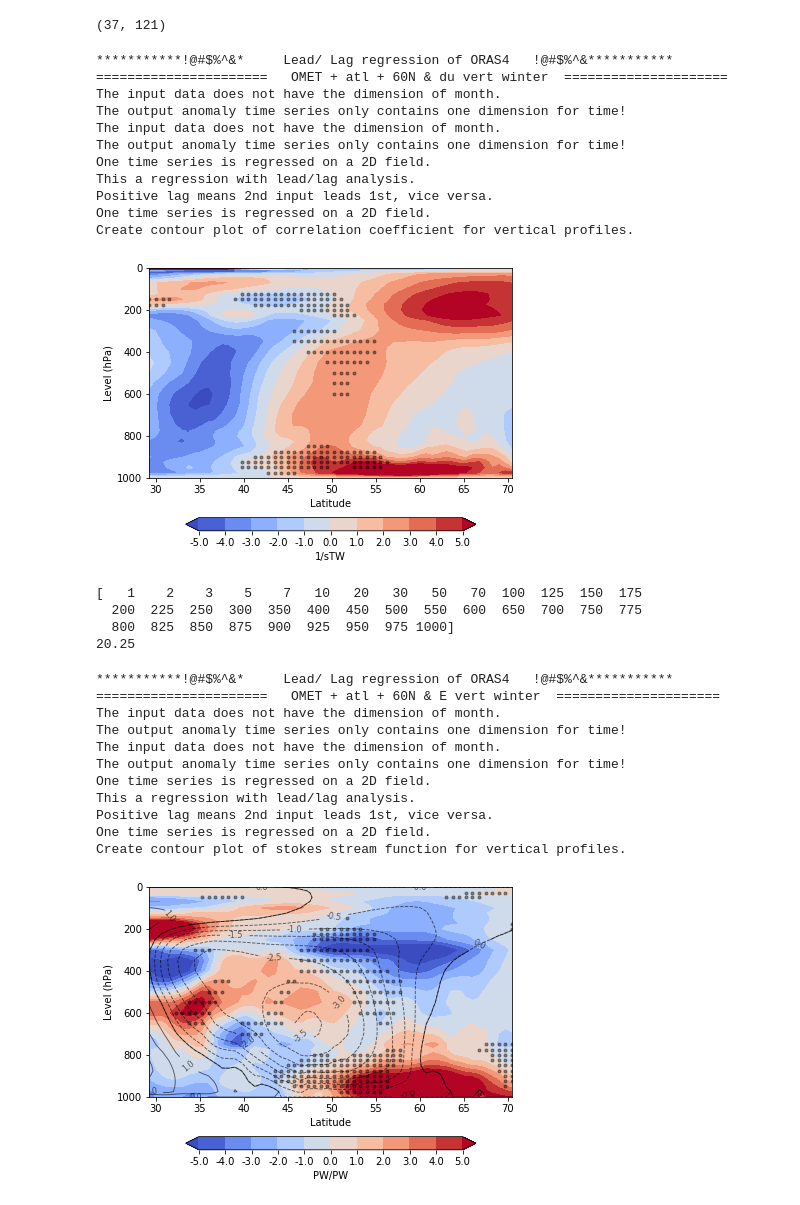
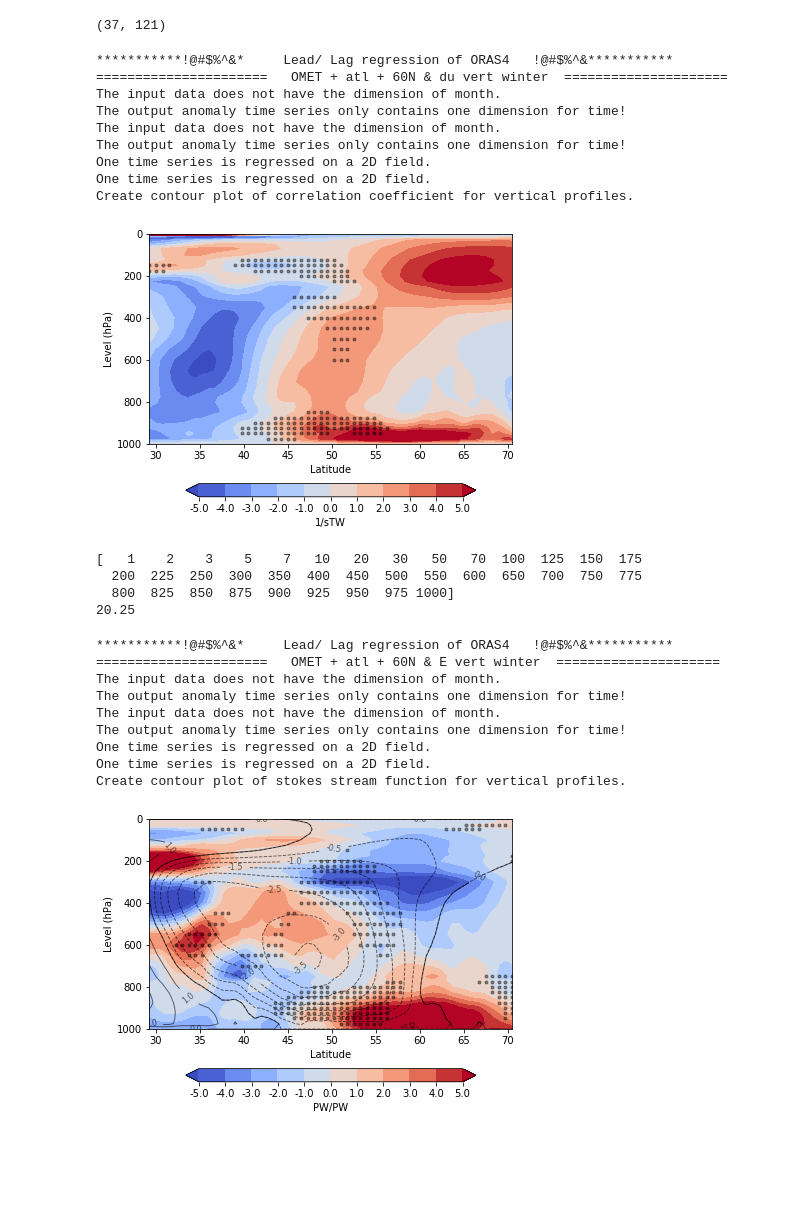
Before and after one commit to geek-yang/AirSeaFlow, a Jupyter notebook: MET_Feedback_paper/Revision/paper_vert_season_era_fields_OMET_oras.ipynb, the cells around one changed output. Cells and saved outputs as stored; diff of their text form; code cells hidden in the pictures; blank space fills up the shorter version.

```diff
--- a/MET_Feedback_paper/Revision/paper_vert_season_era_fields_OMET_oras.ipynb
+++ b/MET_Feedback_paper/Revision/paper_vert_season_era_fields_OMET_oras.ipynb
@@ -290,37 +290,35 @@ print(psi_mean.shape)
     stat_du_vert_ERAI.anomaly(Dim_month=False)
     stat_du_vert_ERAI.detrend()
     stat_du_vert_ERAI.lowpass(window=30, obj='detrend')
 
     k, r, p = meta.statistics.operator.linearRegress(stat_OMET_ORAS4._lowpass,
-                                                     stat_du_vert_ERAI._lowpass, lag)
+                                                     stat_du_vert_ERAI._lowpass)
 
     _, _, p_real = meta.statistics.operator.linearRegress(stat_OMET_ORAS4._detrend,
                                                           stat_du_vert_ERAI._detrend)
     #ticks = [-0.3, -0.2, -0.1, 0.0, 0.1, 0.2, 0.3]
     #ticks = [-0.5, -0.4, -0.3, -0.2, -0.1, 0.0, 0.1, 0.2, 0.3, 0.4, 0.5]
     #ticks = [-0.8, -0.6, -0.4, -0.2, 0.0, 0.2, 0.4, 0.6, 0.8]
     ticks = [i for i in np.linspace(-5,5,11)]
     #label = 'Correlation coefficient'
     label = '1/sTW'
     meta.visualizer.plots.vertProfile(latitude_fields_vert_ERAI[26:82], level_fields_vert_ERAI,
                                       k[:,26:82]*1000, p_real[:,26:82],
                                       label, ticks, os.path.join(output_path,
                                       'regCoef_ORAS4_atl_OMET_60N_lag_{}_ERAI_du_vert_DJF_decadal.png'.format(lag)),
                                       ttest=True)
     #print (k[10:20,30:40])
 # %% [output]
 ***********!@#$%^&*     Lead/ Lag regression of ORAS4   !@#$%^&***********
 ======================   OMET + atl + 60N & du vert winter  =====================
 The input data does not have the dimension of month.
 The output anomaly time series only contains one dimension for time!
 The input data does not have the dimension of month.
 The output anomaly time series only contains one dimension for time!
 One time series is regressed on a 2D field.
-This a regression with lead/lag analysis.
-Positive lag means 2nd input leads 1st, vice versa.
 One time series is regressed on a 2D field.
 Create contour plot of correlation coefficient for vertical profiles.
-[figure, old version]
+[figure, new version]
 # %%
     print(level_fields_vert_ERAI[:])
     print(latitude_fields_vert_ERAI[93])
@@ -348,7 +346,7 @@ Create contour plot of correlation coefficient for vertical profiles.
     stat_E_vert_ERAI.lowpass(window=30, obj='detrend')
 
     k, r, p = meta.statistics.operator.linearRegress(stat_OMET_ORAS4._lowpass,
-                                                     stat_E_vert_ERAI._lowpass, lag)
+                                                     stat_E_vert_ERAI._lowpass)
 
     _, _, p_real = meta.statistics.operator.linearRegress(stat_OMET_ORAS4._detrend,
                                                           stat_E_vert_ERAI._detrend)
@@ -379,8 +377,6 @@ The output anomaly time series only contains one dimension for time!
 The input data does not have the dimension of month.
 The output anomaly time series only contains one dimension for time!
 One time series is regressed on a 2D field.
-This a regression with lead/lag analysis.
-Positive lag means 2nd input leads 1st, vice versa.
 One time series is regressed on a 2D field.
 Create contour plot of stokes stream function for vertical profiles.
-[figure, old version]
+[figure, new version]
```
Also changed, not shown: 1 other file.
